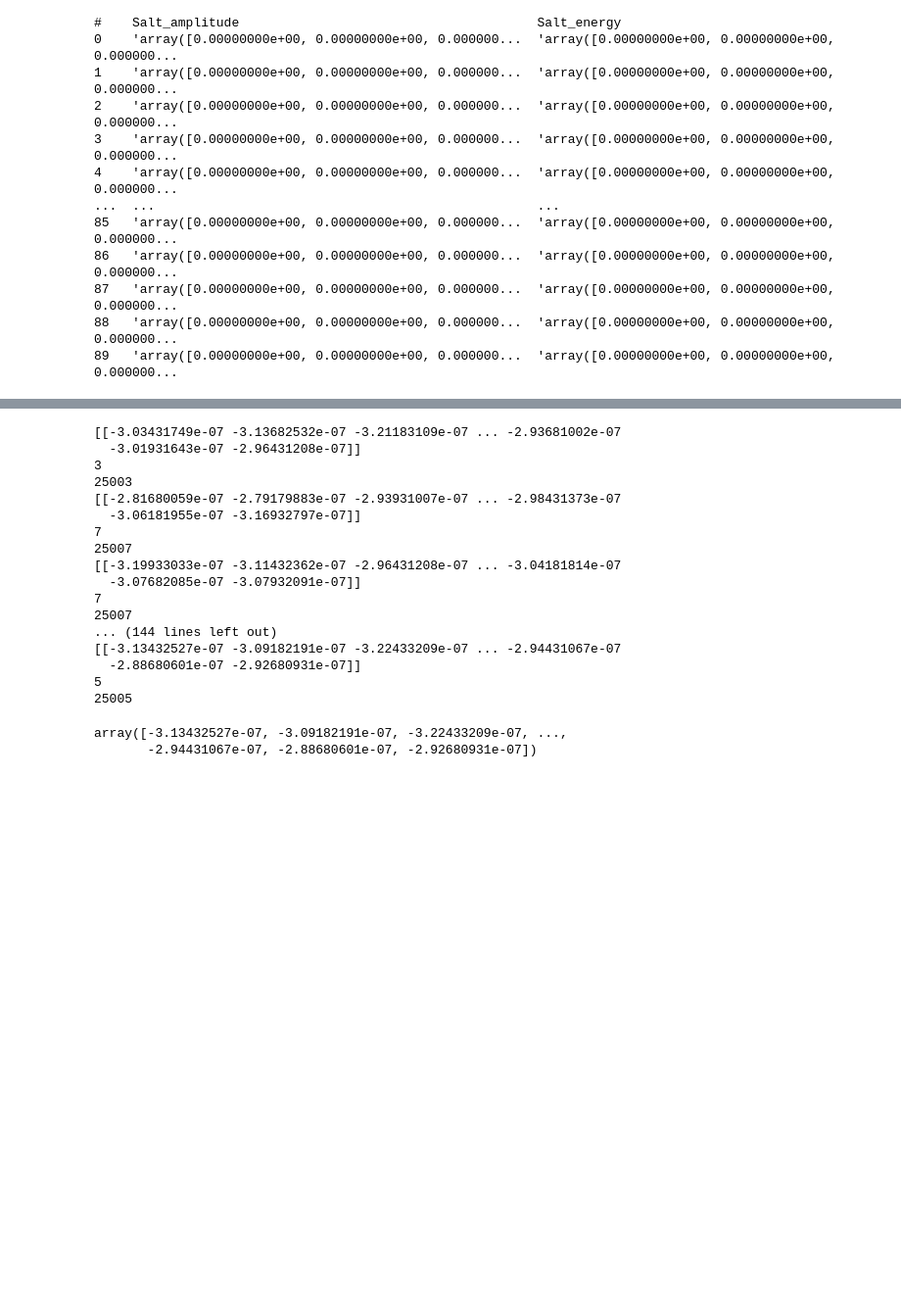
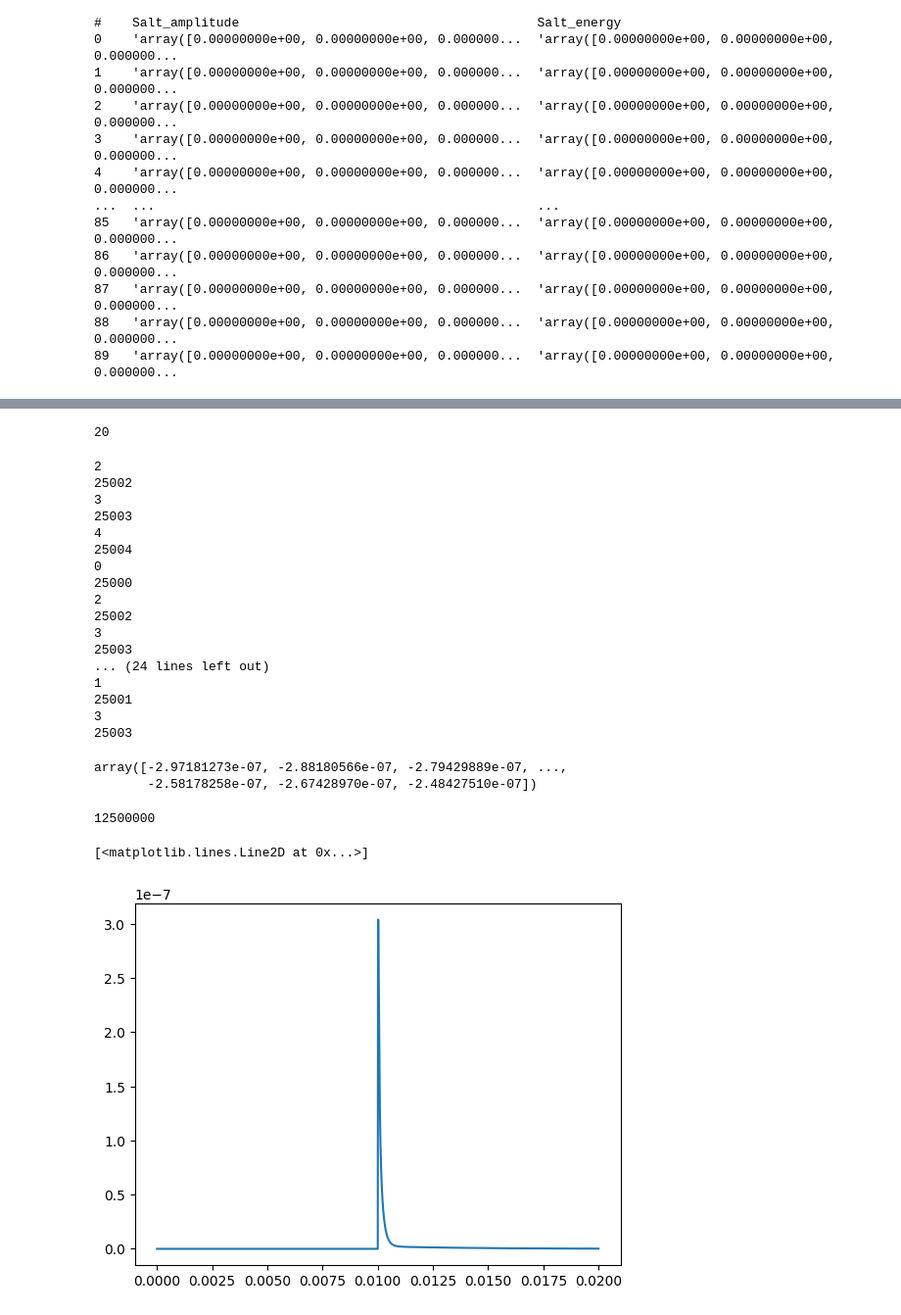
Before and after one commit to spice-herald/detprocess, a Jupyter notebook: examples/salting.ipynb, the cells around one changed output, grey strips where cells are left out. Shown at 98% size. Cells and saved outputs as stored; diff of their text form; code cells hidden in the pictures; blank space fills up the shorter version.

```diff
--- a/examples/salting.ipynb
+++ b/examples/salting.ipynb
@@ -383,4 +383,4 @@ continuous_data = '/data/ucb/pylelab/run46/raw/continuous_I2_D20240620_T165135'
 continuous_data_series = 'None'
 h5 = h5io.H5Reader()
 h5.set_files(continuous_data, series=None)
-mtraces, mtraces_info = h5.read_many_events(nevents=102, detector_chans=channels, include_metadata=True, adctoamp=True)
+mtraces, mtraces_info = h5.read_many_events(nevents=20, detector_chans=channels, include_metadata=True, adctoamp=True)
@@ -389,25 +387,39 @@ WARNING: Max number events based on memory limit of 4GB is 40 out of 102!
+# %%
+print(len(mtraces))
+# %% [output]
+20
 # %%
-saltedtrace ,noisysalt = salt.inject_raw_salt(mtraces,mtraces_info,channels)
+saltedtrace ,noisysalt,saltb4 = salt.inject_raw_salt(mtraces,mtraces_info,channels)
 # %% [output]
-[[-3.03431749e-07 -3.13682532e-07 -3.21183109e-07 ... -2.93681002e-07
-  -3.01931643e-07 -2.96431208e-07]]
+2
+25002
 3
 25003
-[[-2.81680059e-07 -2.79179883e-07 -2.93931007e-07 ... -2.98431373e-07
-  -3.06181955e-07 -3.16932797e-07]]
-7
-25007
-[[-3.19933033e-07 -3.11432362e-07 -2.96431208e-07 ... -3.04181814e-07
-  -3.07682085e-07 -3.07932091e-07]]
-7
-25007
-... (144 lines left out)
-[[-3.13432527e-07 -3.09182191e-07 -3.22433209e-07 ... -2.94431067e-07
-  -2.88680601e-07 -2.92680931e-07]]
-5
-25005
+4
+25004
+0
+25000
+2
+25002
+3
+25003
+... (24 lines left out)
+1
+25001
+3
+25003
 # %%
 saltedtrace
 # %% [output]
-array([-3.13432527e-07, -3.09182191e-07, -3.22433209e-07, ...,
-       -2.94431067e-07, -2.88680601e-07, -2.92680931e-07])
+array([-2.97181273e-07, -2.88180566e-07, -2.79429889e-07, ...,
+       -2.58178258e-07, -2.67428970e-07, -2.48427510e-07])
+# %%
+len(saltedtrace)
+# %% [output]
+12500000
+# %%
+plt.plot(time_array,noisysalt)
+#plt.xlim(0.0095,0.0105)
+# %% [output]
+[<matplotlib.lines.Line2D at 0x...>]
+[figure, added]
```
Also changed, not shown: parts of 9 cells of this notebook, 1 other file.
